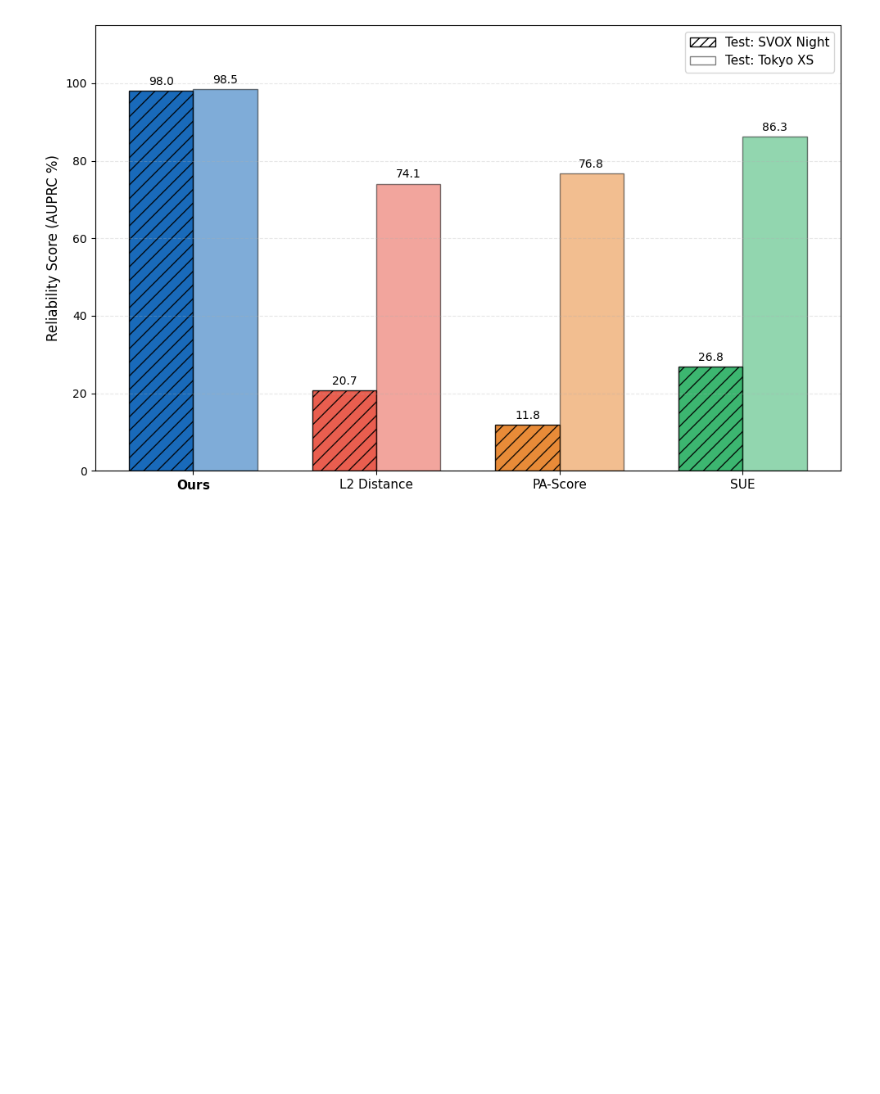
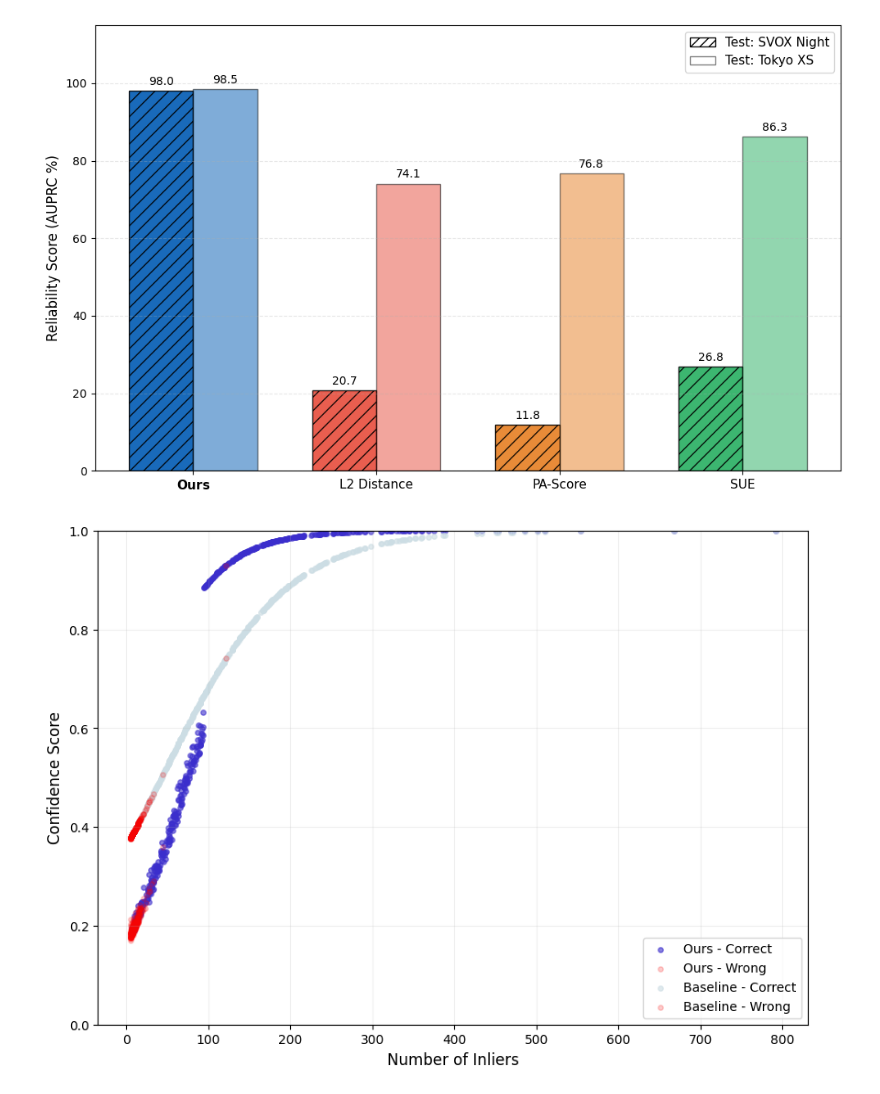
Before and after one commit to StayLode/Visual-Place-Recognition-Project, a Jupyter notebook: graphs.ipynb, the cells around one changed output. Cells and saved outputs as stored; diff of their text form; code cells hidden in the pictures; blank space fills up the shorter version.

Commit message:
added graphs

```diff
--- a/graphs.ipynb
+++ b/graphs.ipynb
@@ -454,3 +154,42 @@ plot_vertical_baselines_fixed()
 # %% [output]
 Grafico salvato come teaser_uncertainty.svg
 [figure]
+# %%
+import matplotlib.pyplot as plt
+import numpy as np
+
+def plot_overlay_models(X_only, prob_only, X_full, prob_full, y_true):
+    inliers_only = np.asarray(X_only).ravel()
+    inliers_full = np.asarray(X_full).ravel()
+    prob_only = np.asarray(prob_only).ravel()
+    prob_full = np.asarray(prob_full).ravel()
+    y_true = np.asarray(y_true).ravel()
+
+    plt.figure(figsize=(10, 7))
+
+    mask_correct = (y_true == 1)
+    mask_wrong = (y_true == 0)
+
+    # Ours
+    plt.scatter(inliers_full[mask_correct], prob_full[mask_correct],
+                color="#3b2ecc", alpha=0.6, s=15, label='Ours - Correct')
+    plt.scatter(inliers_full[mask_wrong], prob_full[mask_wrong],
+                color="#F90404", alpha=0.2, s=15, label='Ours - Wrong')
+
+    # Baseline
+    plt.scatter(inliers_only[mask_correct], prob_only[mask_correct],
+                color="#ccdde4", alpha=0.6, s=15, label='Baseline - Correct')
+    plt.scatter(inliers_only[mask_wrong], prob_only[mask_wrong],
+                color="#F90404", alpha=0.2, s=15, label='Baseline - Wrong')
+
+    plt.xlabel("Number of Inliers", fontsize=12)
+    plt.ylabel("Confidence Score", fontsize=12)
+    plt.ylim(0, 1)
+    plt.legend(loc='lower right')
+    plt.grid(True, alpha=0.2)
+    plt.show()
+# %%
+
+plot_overlay_models(np.load("curves_inliers/mixvpr/svox_sun_svox_night/Inliers.npy"), np.load("curves_inliers/mixvpr/svox_sun_svox_night/Probs_Inliers.npy"), np.load("curves_inliers/mixvpr/svox_sun_svox_night/Inliers.npy"), np.load("curves_inliers/mixvpr/svox_sun_svox_night/Probs_Inliers_L2_gated.npy"), np.load("curves_inliers/mixvpr/svox_sun_svox_night/Y_test.npy"))
+# %% [output]
+[figure, added]
```
Also changed, not shown: parts of 14 cells of this notebook, 26 other files.
